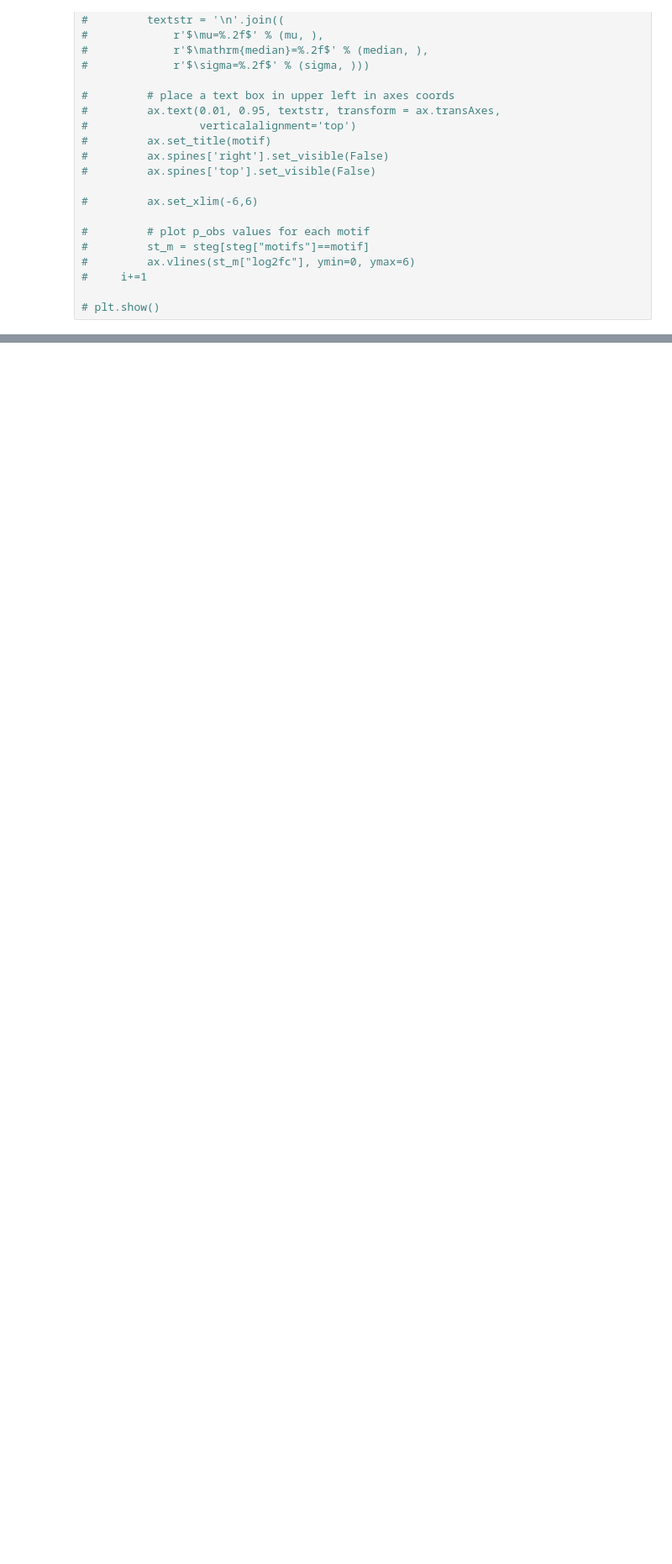
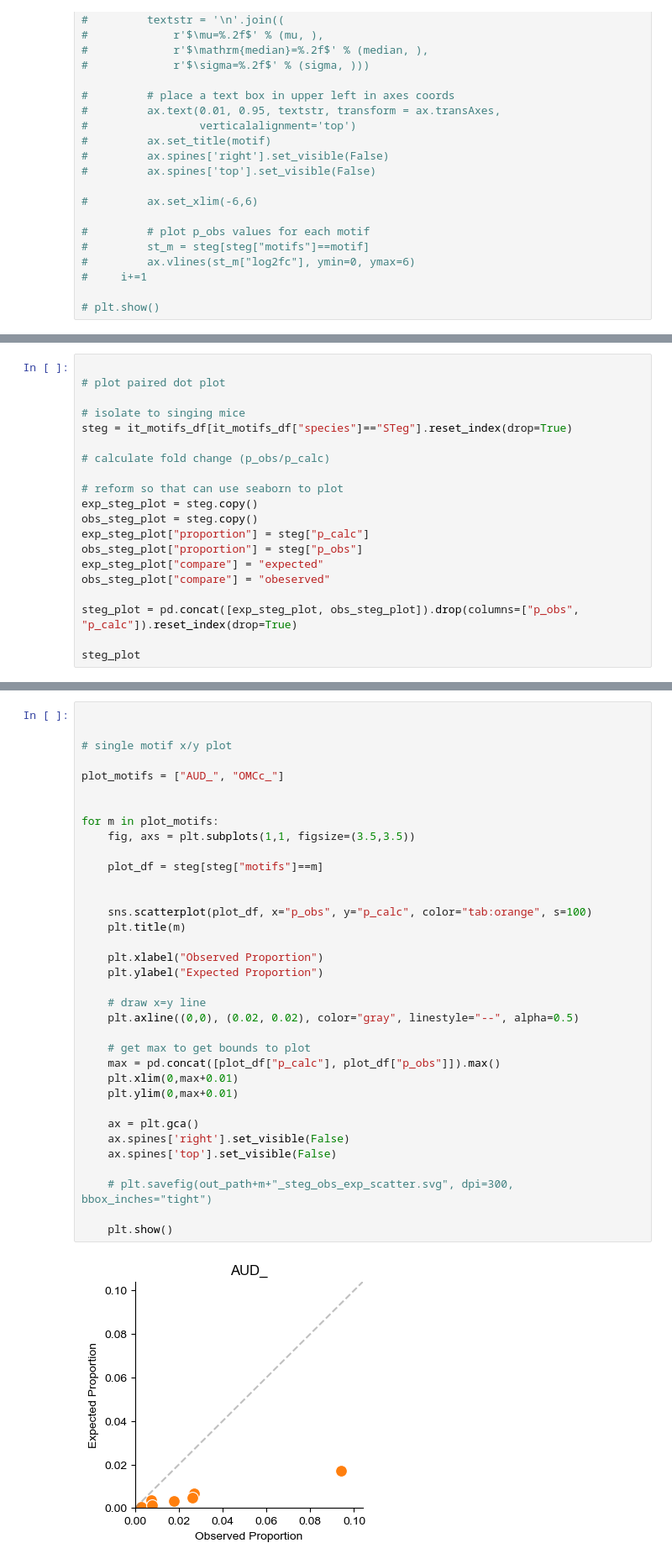
Before and after one commit to eisko/MAPseq_analysis, a Jupyter notebook: motifs_240301.ipynb, the cells around one changed output, grey strips where cells are left out. Shown at 84% size. Saved outputs shown, nothing was run; the diff lists cells and outputs as text; blank space fills up the shorter version.

Commit message:
motif sims

```diff
--- a/motifs_240301.ipynb
+++ b/motifs_240301.ipynb
@@ -375,0 +427,20 @@ wilcox_test
+# %%
+
+# plot paired dot plot
+
+# isolate to singing mice
+steg = it_motifs_df[it_motifs_df["species"]=="STeg"].reset_index(drop=True)
+
+# calculate fold change (p_obs/p_calc)
+
+# reform so that can use seaborn to plot
+exp_steg_plot = steg.copy()
+obs_steg_plot = steg.copy()
+exp_steg_plot["proportion"] = steg["p_calc"]
+obs_steg_plot["proportion"] = steg["p_obs"]
+exp_steg_plot["compare"] = "expected"
+obs_steg_plot["compare"] = "obeserved"
+
+steg_plot = pd.concat([exp_steg_plot, obs_steg_plot]).drop(columns=["p_obs", "p_calc"]).reset_index(drop=True)
+
+steg_plot
@@ -375,0 +461,37 @@ wilcox_test
+# %%
+
+
+# single motif x/y plot
+
+plot_motifs = ["AUD_", "OMCc_"]
+
+
+for m in plot_motifs:
+    fig, axs = plt.subplots(1,1, figsize=(3.5,3.5))
+
+    plot_df = steg[steg["motifs"]==m]
+
+
+    sns.scatterplot(plot_df, x="p_obs", y="p_calc", color="tab:orange", s=100)
+    plt.title(m)
+
+    plt.xlabel("Observed Proportion")
+    plt.ylabel("Expected Proportion")
+
+    # draw x=y line
+    plt.axline((0,0), (0.02, 0.02), color="gray", linestyle="--", alpha=0.5)
+
+    # get max to get bounds to plot
+    max = pd.concat([plot_df["p_calc"], plot_df["p_obs"]]).max()
+    plt.xlim(0,max+0.01)
+    plt.ylim(0,max+0.01)
+
+    ax = plt.gca()
+    ax.spines['right'].set_visible(False)
+    ax.spines['top'].set_visible(False)
+
+    # plt.savefig(out_path+m+"_steg_obs_exp_scatter.svg", dpi=300, bbox_inches="tight")
+
+    plt.show()
+# %% [output]
+[figure, added]
```
Also changed, not shown: parts of 8 cells of this notebook, 1 other file.
